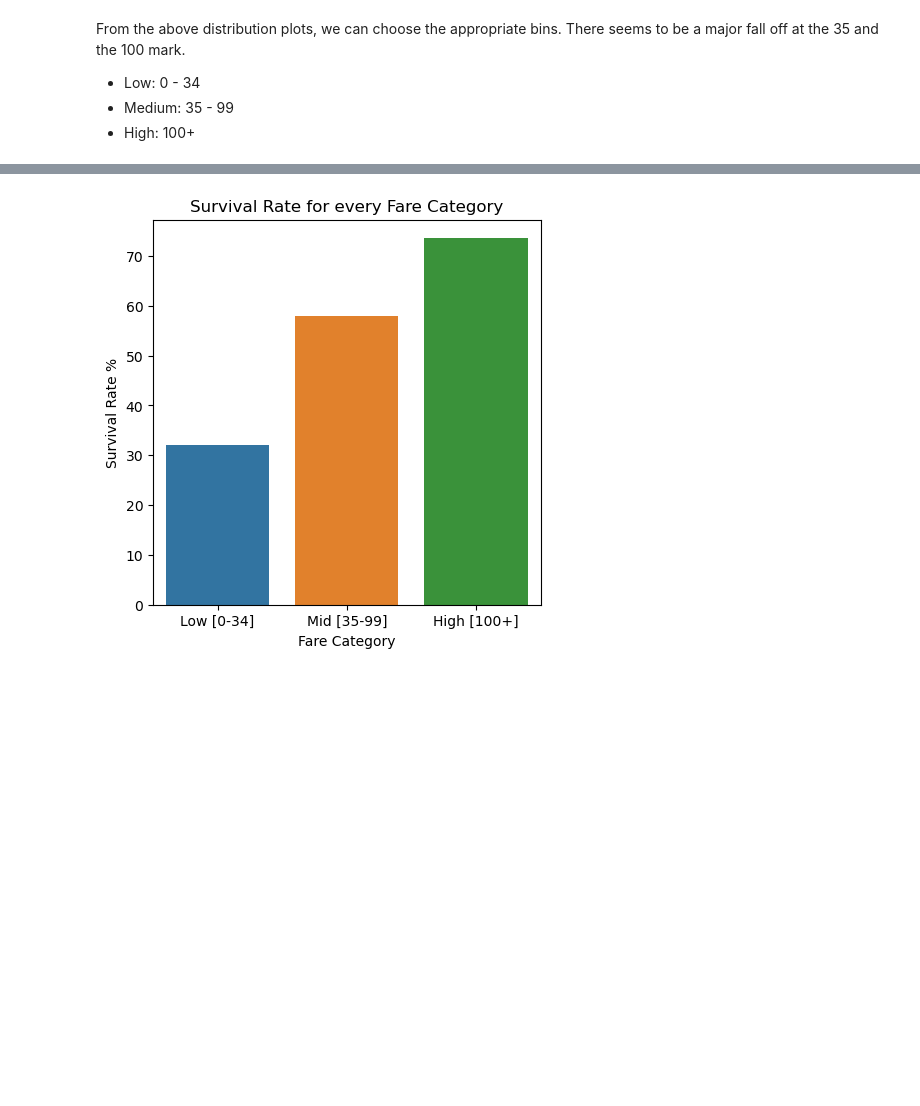
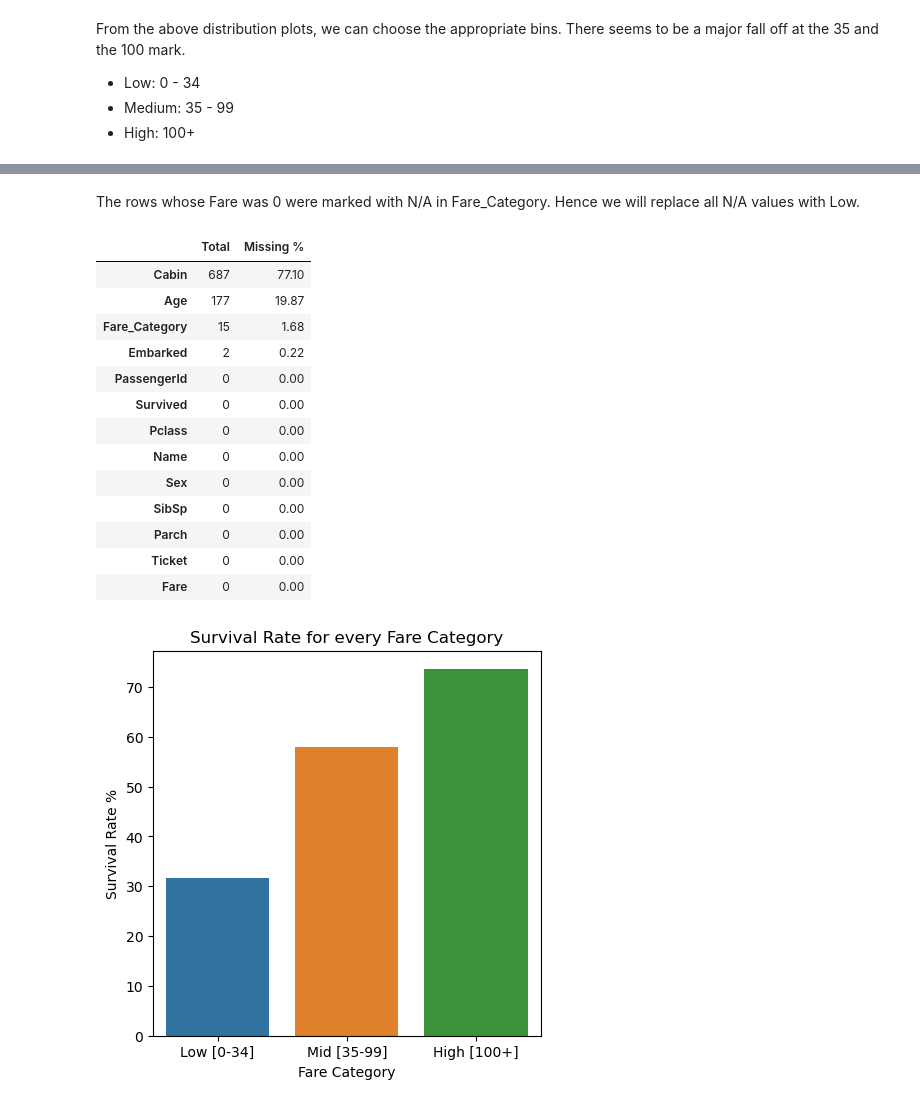
Before and after one commit to GabrielFreeze/gapt, a Jupyter notebook: Notebook.ipynb, the cells around one changed output, grey strips where cells are left out. Saved outputs shown, nothing was run; the diff lists cells and outputs as text; code cells hidden in the pictures; blank space fills up the shorter version.

```diff
--- a/Notebook.ipynb
+++ b/Notebook.ipynb
@@ -61,10 +61,13 @@ df.head()
 # %% [markdown]
 ## Missing Values
 # %%
-null = df.isnull().sum().sort_values(ascending=False)
-percentage_of_null = round(null/df.isnull().count()*100,2)
+def view_missing():
+    null = df.isnull().sum().sort_values(ascending=False)
+    percentage_of_null = round(null/df.isnull().count()*100,2)
 
-pd.concat([null,percentage_of_null],axis=1,keys=['Total','Missing %'])
+    return pd.concat([null,percentage_of_null],axis=1,keys=['Total','Missing %'])
+
+view_missing()
 # %% [output]
 |  | Total | Missing % |
 | Cabin | 687 | 77.10 |
@@ -202,0 +206,19 @@ df.head()
+# %% [markdown]
+The rows whose Fare was 0 were marked with N/A in Fare_Category. Hence we will replace all N/A values with Low.
+# %%
+view_missing()
+# %% [output]
+|  | Total | Missing % |
+| Cabin | 687 | 77.10 |
+| Age | 177 | 19.87 |
+| Fare_Category | 15 | 1.68 |
+| Embarked | 2 | 0.22 |
+| PassengerId | 0 | 0.00 |
+| Survived | 0 | 0.00 |
+| Pclass | 0 | 0.00 |
+| Name | 0 | 0.00 |
+| Sex | 0 | 0.00 |
+| SibSp | 0 | 0.00 |
+| Parch | 0 | 0.00 |
+| Ticket | 0 | 0.00 |
+| Fare | 0 | 0.00 |
```
Also changed, not shown: parts of 12 cells of this notebook, 1 other file.
